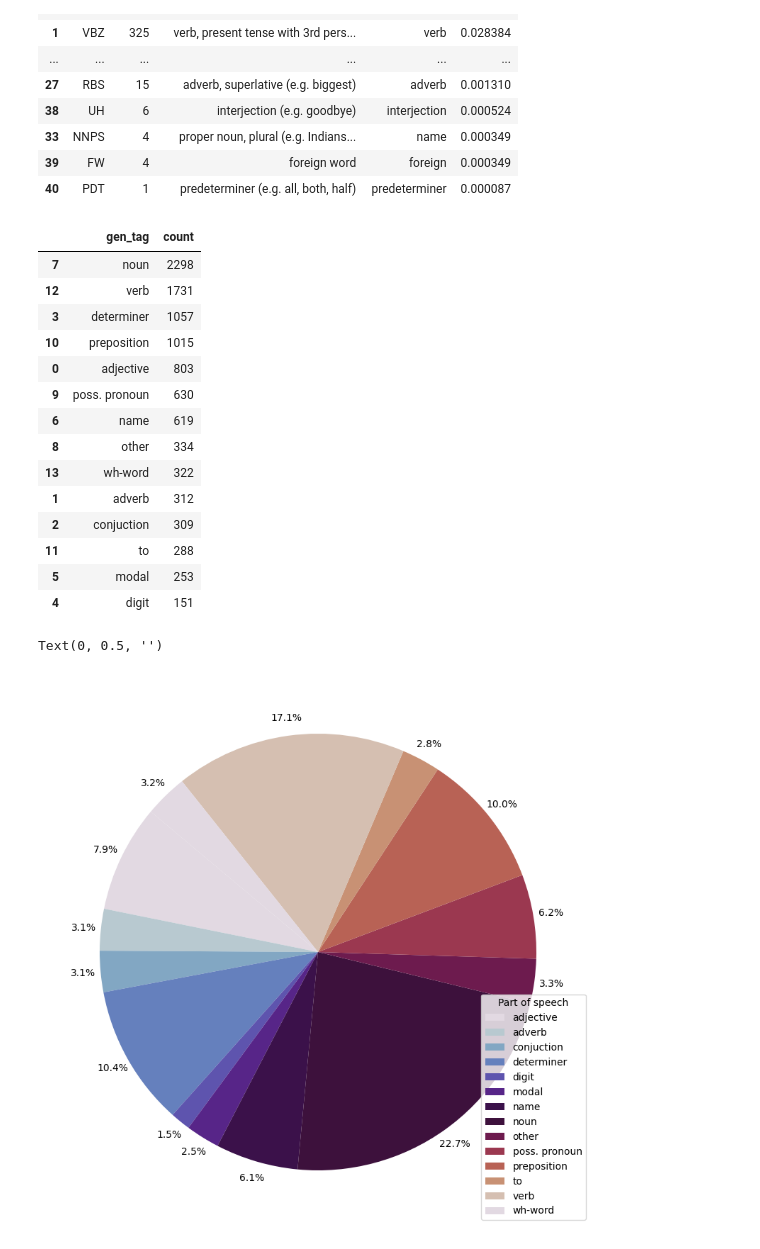
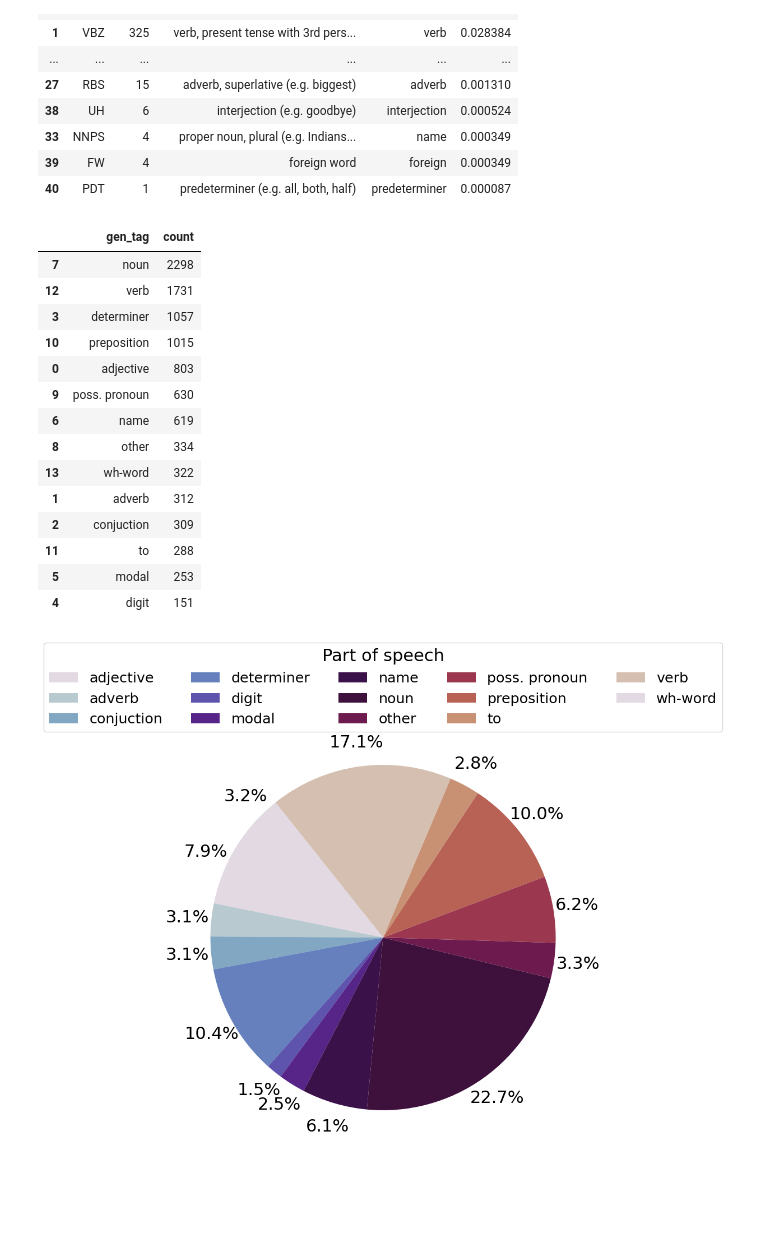
Before and after one commit to brave-experiments/MELT-public, a Jupyter notebook: src/prompts/prompt_statistics.ipynb, the cells around one changed output. Cells and saved outputs as stored; diff of their text form; code cells hidden in the pictures; blank space fills up the shorter version.

Commit message:
Figure changes for paper

```diff
--- a/src/prompts/prompt_statistics.ipynb
+++ b/src/prompts/prompt_statistics.ipynb
@@ -6,9 +6,12 @@ import numpy as np
 import nltk
 
 import matplotlib.pyplot as plt
+import matplotlib
 import seaborn as sns
 
 %matplotlib inline
+
+matplotlib.rcParams.update({'font.size': 22})
 # %%
 with open('conversations.json', 'r') as f:
     conversations = json.load(f)
@@ -132,38 +139,40 @@ display(drawable_df.sort_values('count', ascending=False))
 cmap = plt.cm.twilight
 colors = cmap(np.linspace(0, 1, len(drawable_df)))
 
 ax = drawable_df.plot.pie(y='count', labels=[''] * len(drawable_df), autopct='%1.1f%%',
                           startangle=140, figsize=(10, 10), colors=colors,  legend=True)
 
-ax.legend(drawable_df['gen_tag'], title='Part of speech', loc="lower right")
+ax.legend(drawable_df['gen_tag'], title='Part of speech', loc="upper center",
+          ncol=5, fontsize='small', bbox_to_anchor=(0.5, 1.2))
 
 autotexts = [text for text in ax.texts if '%' in text.get_text()]
 
 for autotext in autotexts:
     pos = autotext.get_position()
-    x = pos[0] * 1.8  # Move outwards by 10%
-    y = pos[1] * 1.8
+    x = pos[0] * 1.9  # Move outwards by 10%
+    y = pos[1] * 1.9
     autotext.set_position((x, y))
 
 ax.set_ylabel('')
+
+plt.savefig('pos_pie.pdf', bbox_inches='tight')
 # %% [output]
 |  | gen_tag | count |
 | 7 | noun | 2298 |
 | 12 | verb | 1731 |
 | 3 | determiner | 1057 |
 | 10 | preposition | 1015 |
 | 0 | adjective | 803 |
 | 9 | poss. pronoun | 630 |
 | 6 | name | 619 |
 | 8 | other | 334 |
 | 13 | wh-word | 322 |
 | 1 | adverb | 312 |
 | 2 | conjuction | 309 |
 | 11 | to | 288 |
 | 5 | modal | 253 |
 | 4 | digit | 151 |
-Text(0, 0.5, '')
-[figure, old version]
+[figure, new version]
 # %%
 # Conversation sizes
 
```
Also changed, not shown: parts of 3 cells of this notebook.
